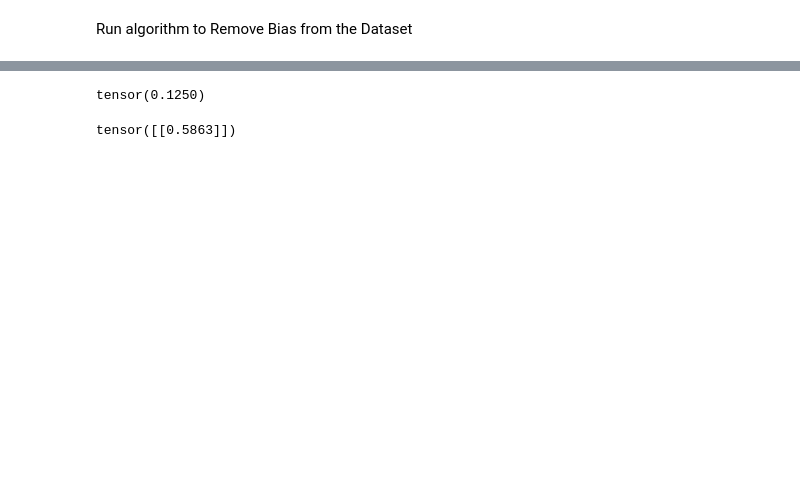
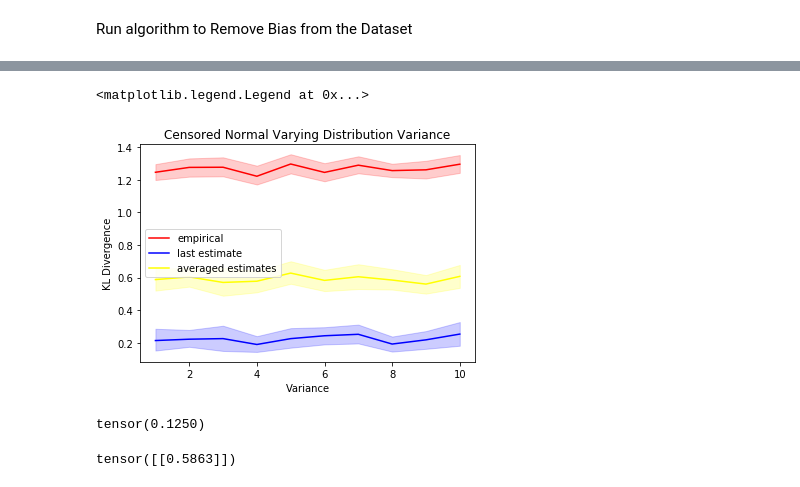
Before and after one commit to pstefanou12/Censored-Normal-Distributions, a Jupyter notebook: Censored Normal Distribution.ipynb, the cells around one changed output, grey strips where cells are left out. Saved outputs shown, nothing was run; the diff lists cells and outputs as text; code cells hidden in the pictures; blank space fills up the shorter version.

```diff
--- a/Censored Normal Distribution.ipynb
+++ b/Censored Normal Distribution.ipynb
@@ -192,3 +233,14 @@ kl censor avg div: 0.17924688383936882
+# %%
+sns.lineplot(data=logs, x='var', y='kl_div_emp', color='red', label='empirical')
+sns.lineplot(data=logs, x='var', y='kl_div_censored', color='blue', label='last estimate')
+ax = sns.lineplot(data=logs, x='var', y='kl_div_censored_avg', color='yellow', label='averaged estimates')
+ax.set_title('Censored Normal Varying Distribution Variance')
+ax.set_xlabel('Variance')
+ax.set_ylabel('KL Divergence')
+ax.legend()
+# %% [output]
+<matplotlib.legend.Legend at 0x...>
+[figure, added]
 # %%
 emp_dist = MultivariateNormal(ch.zeros(1), ch.ones(1, 1))
 # %%
```
Also changed, not shown: parts of 16 cells of this notebook, 1 other file.
